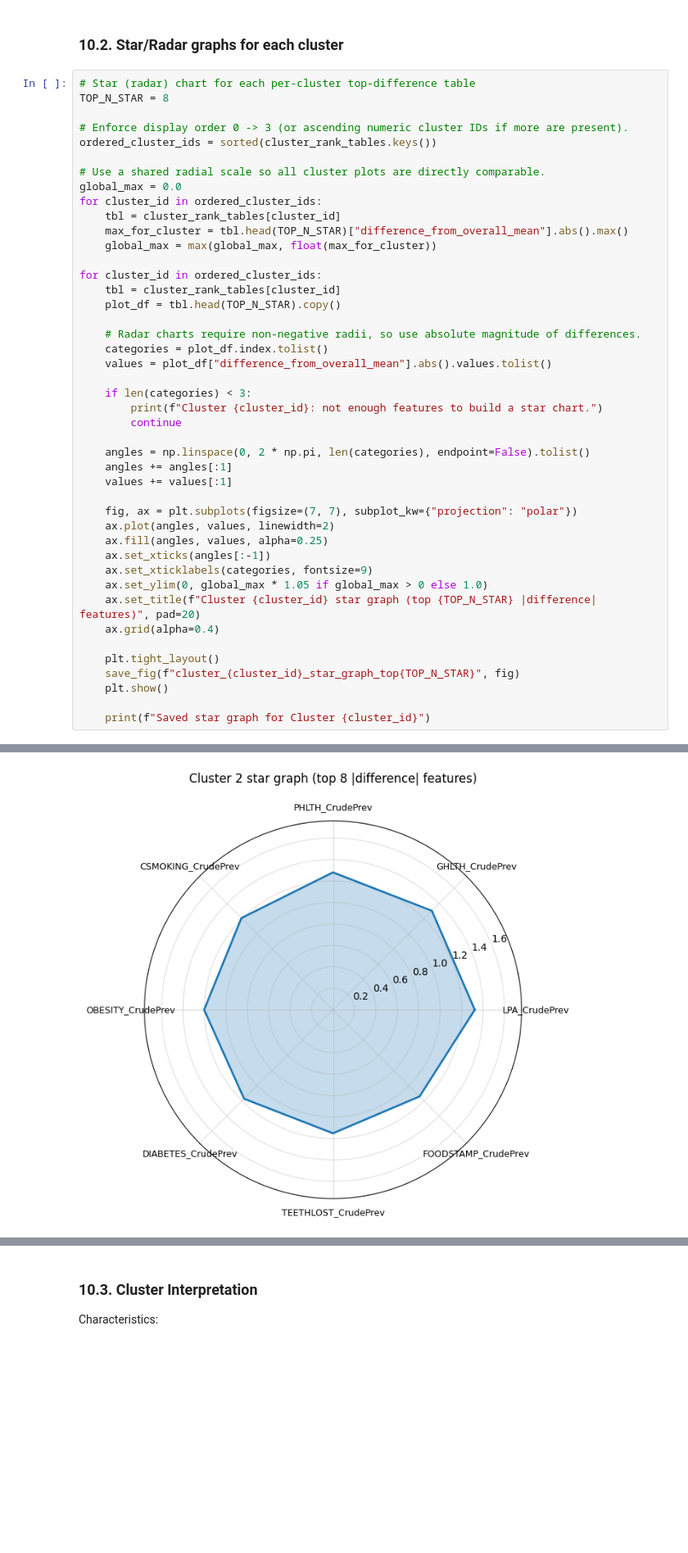
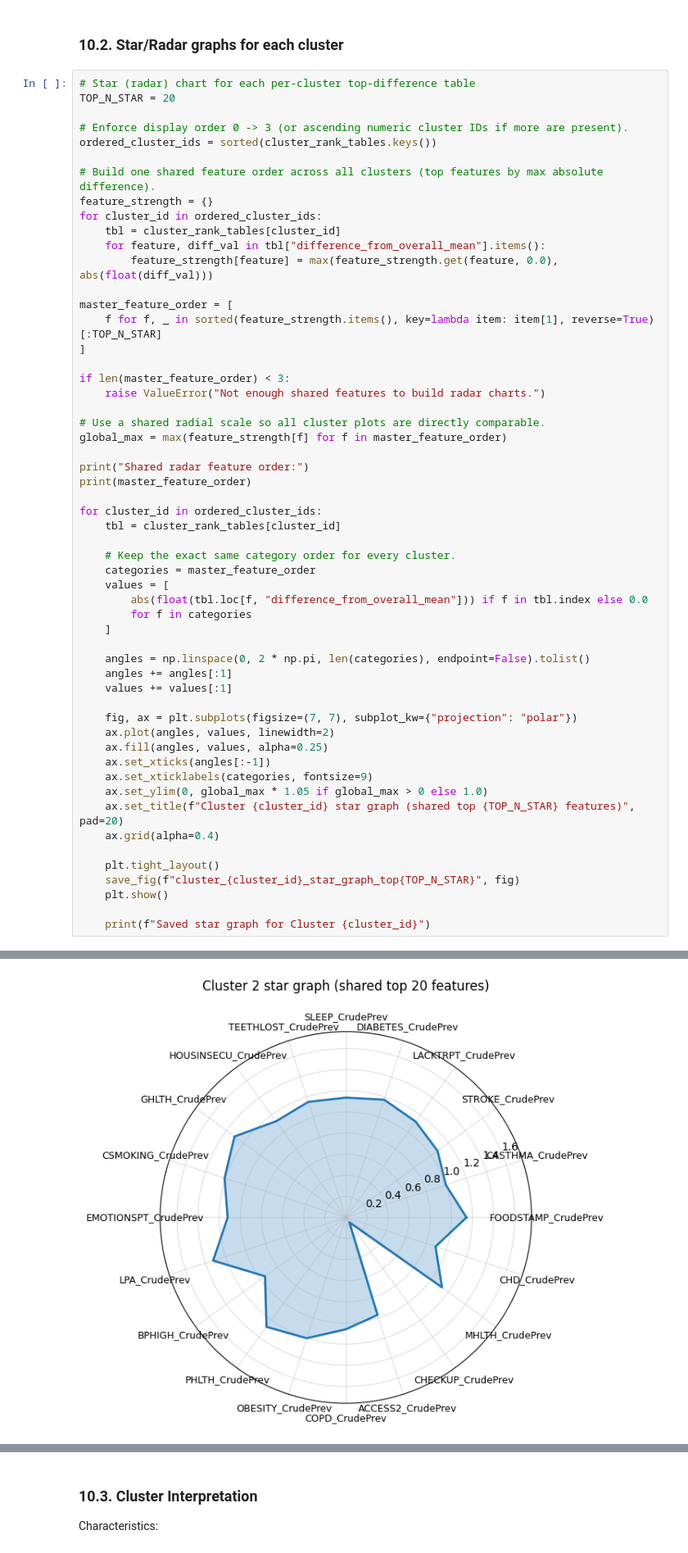
Before and after one commit to dataweby/ToU-Clustering, a Jupyter notebook: notebooks/clustering_capstone.ipynb, the cells around one changed output, grey strips where cells are left out. Shown at 82% size. Cells and saved outputs as stored; diff of their text form; blank space fills up the shorter version.

```diff
--- a/notebooks/clustering_capstone.ipynb
+++ b/notebooks/clustering_capstone.ipynb
@@ -2224,29 +2229,40 @@ Saved table: outputs/tables/cluster_3_top_differences.csv
 ### 10.2. Star/Radar graphs for each cluster
 # %%
 # Star (radar) chart for each per-cluster top-difference table
-TOP_N_STAR = 8
+TOP_N_STAR = 20
 
 # Enforce display order 0 -> 3 (or ascending numeric cluster IDs if more are present).
 ordered_cluster_ids = sorted(cluster_rank_tables.keys())
 
-# Use a shared radial scale so all cluster plots are directly comparable.
-global_max = 0.0
+# Build one shared feature order across all clusters (top features by max absolute difference).
+feature_strength = {}
 for cluster_id in ordered_cluster_ids:
     tbl = cluster_rank_tables[cluster_id]
-    max_for_cluster = tbl.head(TOP_N_STAR)["difference_from_overall_mean"].abs().max()
-    global_max = max(global_max, float(max_for_cluster))
+    for feature, diff_val in tbl["difference_from_overall_mean"].items():
+        feature_strength[feature] = max(feature_strength.get(feature, 0.0), abs(float(diff_val)))
+
+master_feature_order = [
+    f for f, _ in sorted(feature_strength.items(), key=lambda item: item[1], reverse=True)[:TOP_N_STAR]
+]
+
+if len(master_feature_order) < 3:
+    raise ValueError("Not enough shared features to build radar charts.")
+
+# Use a shared radial scale so all cluster plots are directly comparable.
+global_max = max(feature_strength[f] for f in master_feature_order)
+
+print("Shared radar feature order:")
+print(master_feature_order)
 
 for cluster_id in ordered_cluster_ids:
     tbl = cluster_rank_tables[cluster_id]
-    plot_df = tbl.head(TOP_N_STAR).copy()
 
-    # Radar charts require non-negative radii, so use absolute magnitude of differences.
-    categories = plot_df.index.tolist()
-    values = plot_df["difference_from_overall_mean"].abs().values.tolist()
-
-    if len(categories) < 3:
-        print(f"Cluster {cluster_id}: not enough features to build a star chart.")
-        continue
+    # Keep the exact same category order for every cluster.
+    categories = master_feature_order
+    values = [
+        abs(float(tbl.loc[f, "difference_from_overall_mean"])) if f in tbl.index else 0.0
+        for f in categories
+    ]
 
     angles = np.linspace(0, 2 * np.pi, len(categories), endpoint=False).tolist()
     angles += angles[:1]
@@ -2258,7 +2274,7 @@ for cluster_id in ordered_cluster_ids:
     ax.set_xticks(angles[:-1])
     ax.set_xticklabels(categories, fontsize=9)
     ax.set_ylim(0, global_max * 1.05 if global_max > 0 else 1.0)
-    ax.set_title(f"Cluster {cluster_id} star graph (top {TOP_N_STAR} |difference| features)", pad=20)
+    ax.set_title(f"Cluster {cluster_id} star graph (shared top {TOP_N_STAR} features)", pad=20)
     ax.grid(alpha=0.4)
 
     plt.tight_layout()
@@ -2274 +2292 @@ Saved star graph for Cluster 1
-[figure, old version]
+[figure, new version]
```
Also changed, not shown: parts of 22 cells of this notebook, 16 other files.
